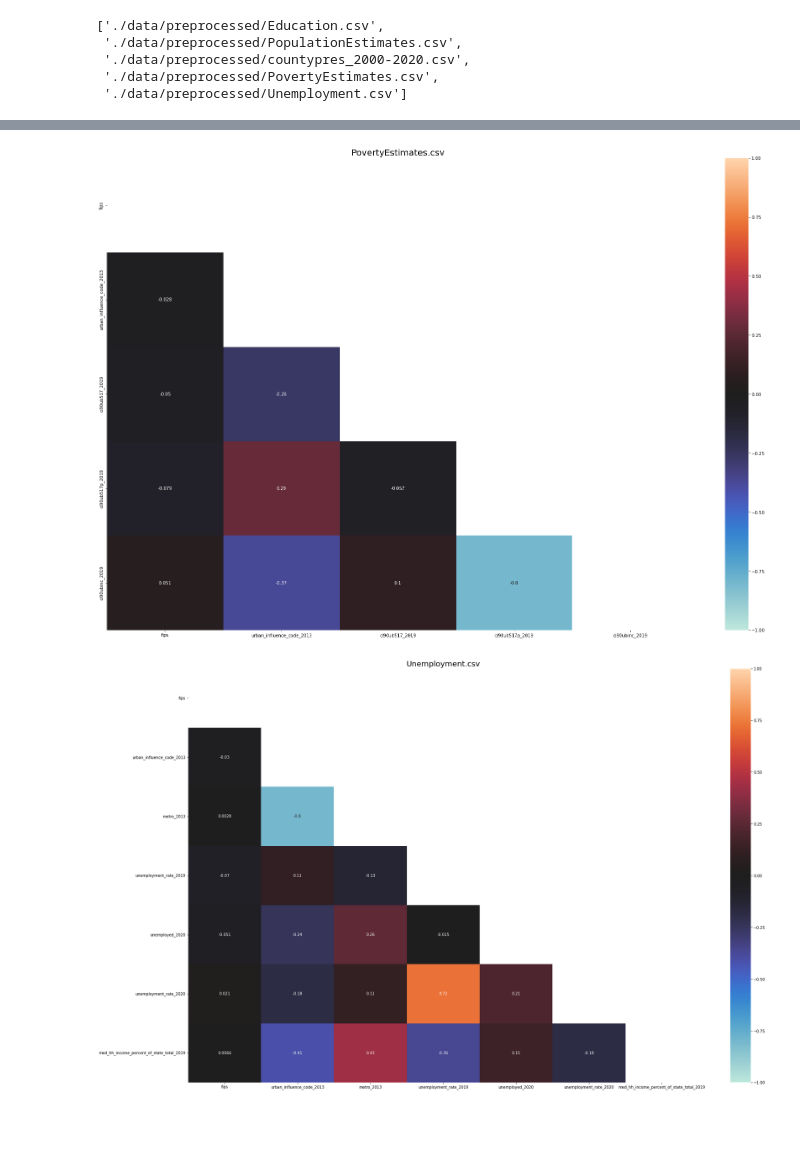
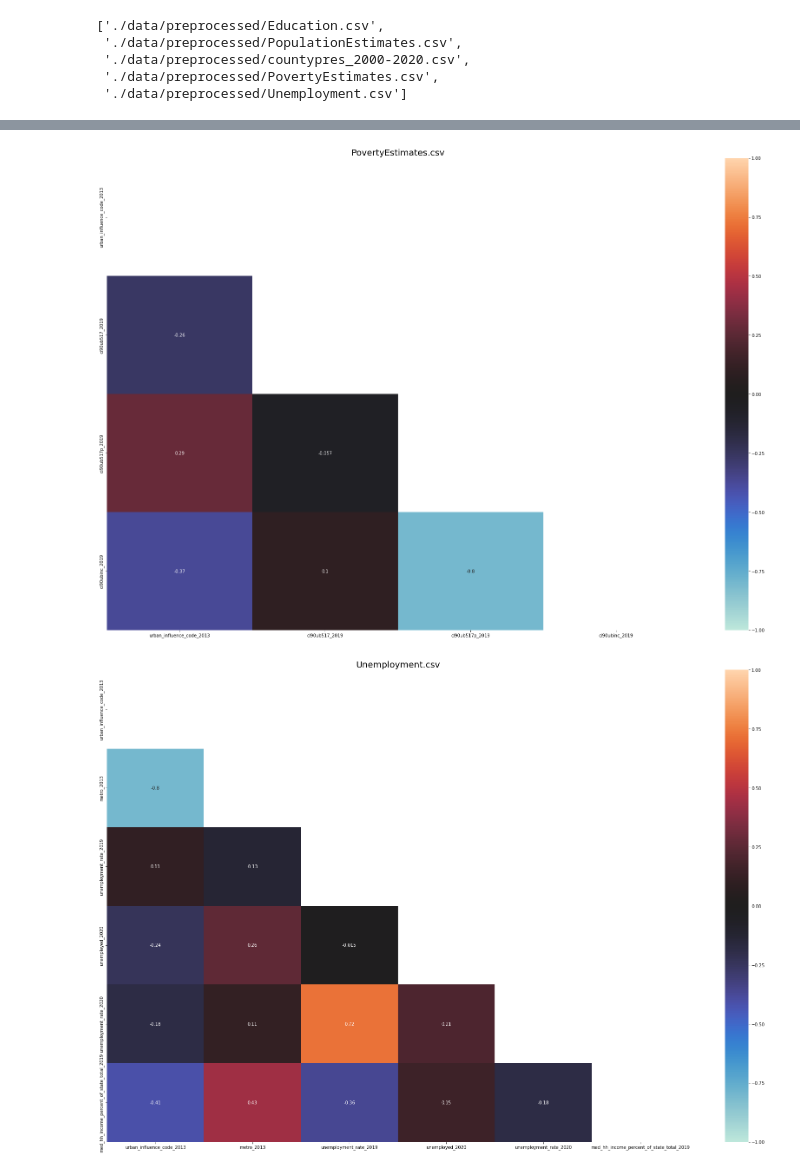
Before and after one commit to darmangerd/elections-study, a Jupyter notebook: 1_2_correlations.ipynb, the cells around one changed output, grey strips where cells are left out. Drawn from its saved outputs; the diff is of its cells as text; code cells hidden in the pictures; blank space fills up the shorter version.

```diff
--- a/1_2_correlations.ipynb
+++ b/1_2_correlations.ipynb
@@ -65,6 +65,9 @@ files
  './data/preprocessed/countypres_2000-2020.csv',
  './data/preprocessed/PovertyEstimates.csv',
  './data/preprocessed/Unemployment.csv']
+# %%
+def read_csv(file: str):
+    return pd.read_csv(file, dtype={"fips": str})
 # %%
 def numerical_df(df: pd.DataFrame):
     return df.select_dtypes(include=np.number)
@@ -86,6 +89,6 @@ def remove_correlated_columns(df: pd.DataFrame, threshold: float = 0.9):
     return df.drop(columns=correlated_columns)
 # %%
 for file in files:
-    df = pd.read_csv(file)
+    df = read_csv(file)
     show_heatmap(df, title=os.path.basename(file))
 # %% [output]
@@ -97,6 +100,6 @@ for file in files:
 # %%
 for file in files:
-    df = pd.read_csv(file)
+    df = read_csv(file)
     df = remove_correlated_columns(df, threshold=0.8)
     show_heatmap(df, title=os.path.basename(file), annot=True)
     df.to_csv(os.path.join(PREPROCESSED_FOLDER, os.path.basename(file)), index=False)
@@ -106,3 +109,3 @@ for file in files:
 [figure]
-[figure, old version]
+[figure, new version]
-[figure, old version]
+[figure, new version]
```
Also changed, not shown: parts of 2 cells of this notebook, 15 other files.
